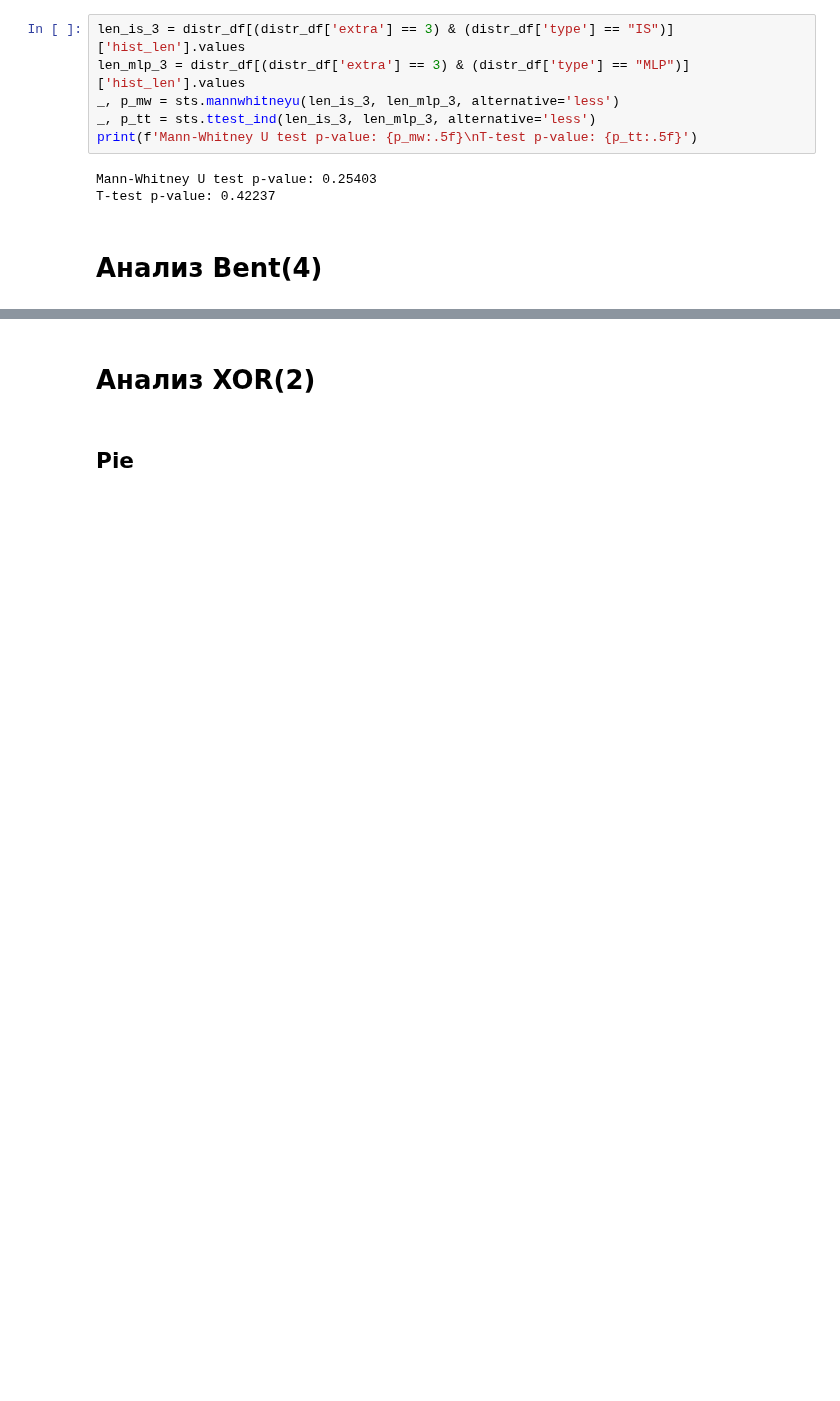
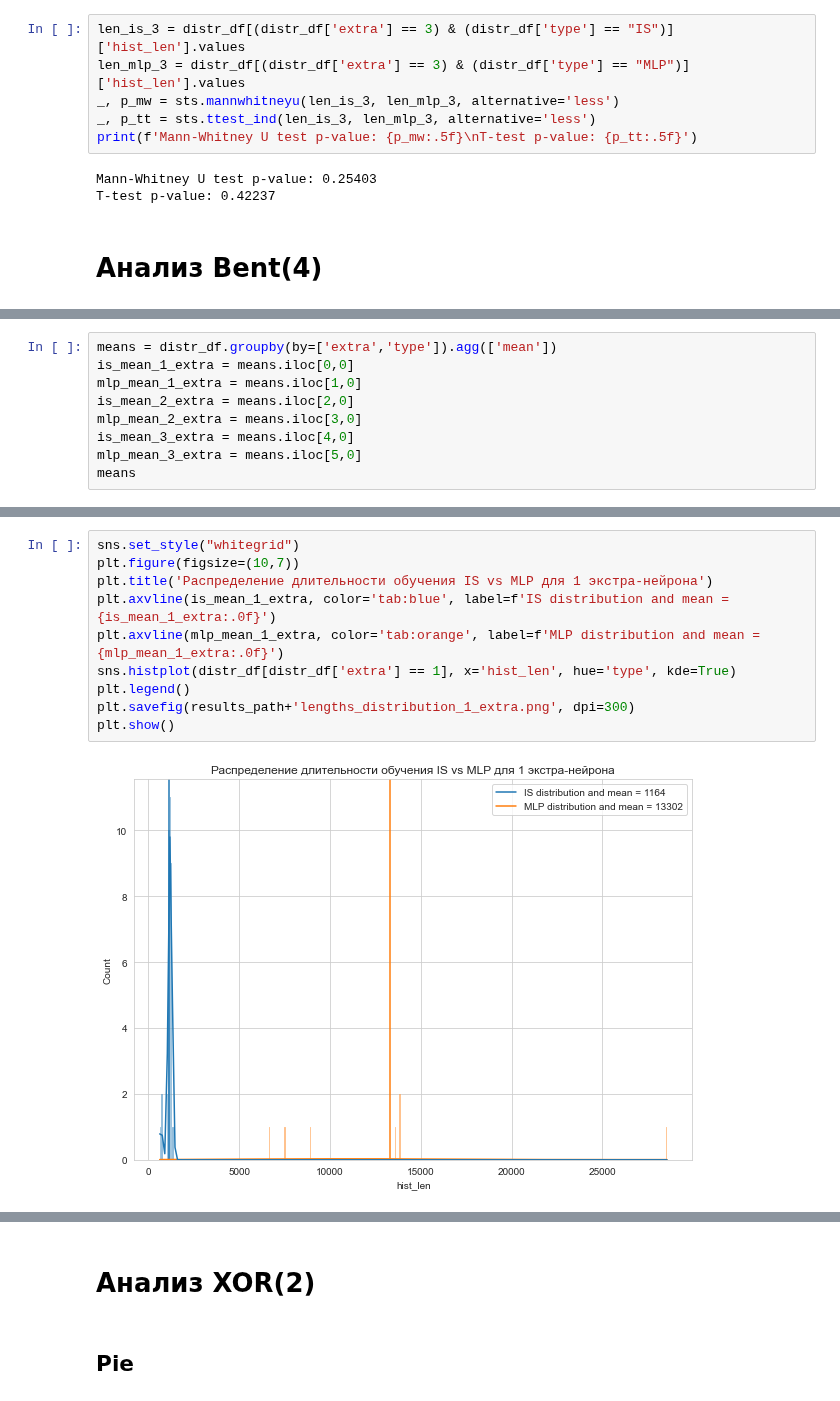
Before and after one commit to skolpin/neuro-boolean-research, a Jupyter notebook: xor_4_analisys.ipynb, the cells around one changed output, grey strips where cells are left out. Saved outputs shown, nothing was run; the diff lists cells and outputs as text; blank space fills up the shorter version.

```diff
--- a/xor_4_analisys.ipynb
+++ b/xor_4_analisys.ipynb
@@ -512,0 +489,9 @@ T-test p-value: 0.42237
+# %%
+means = distr_df.groupby(by=['extra','type']).agg(['mean'])
+is_mean_1_extra = means.iloc[0,0]
+mlp_mean_1_extra = means.iloc[1,0]
+is_mean_2_extra = means.iloc[2,0]
+mlp_mean_2_extra = means.iloc[3,0]
+is_mean_3_extra = means.iloc[4,0]
+mlp_mean_3_extra = means.iloc[5,0]
+means
@@ -512,0 +524,12 @@ T-test p-value: 0.42237
+# %%
+sns.set_style("whitegrid")
+plt.figure(figsize=(10,7))
+plt.title('Распределение длительности обучения IS vs MLP для 1 экстра-нейрона')
+plt.axvline(is_mean_1_extra, color='tab:blue', label=f'IS distribution and mean = {is_mean_1_extra:.0f}')
+plt.axvline(mlp_mean_1_extra, color='tab:orange', label=f'MLP distribution and mean = {mlp_mean_1_extra:.0f}')
+sns.histplot(distr_df[distr_df['extra'] == 1], x='hist_len', hue='type', kde=True)
+plt.legend()
+plt.savefig(results_path+'lengths_distribution_1_extra.png', dpi=300)
+plt.show()
+# %% [output]
+[figure, added]
```
Also changed, not shown: parts of 52 cells of this notebook, 13 other files.
